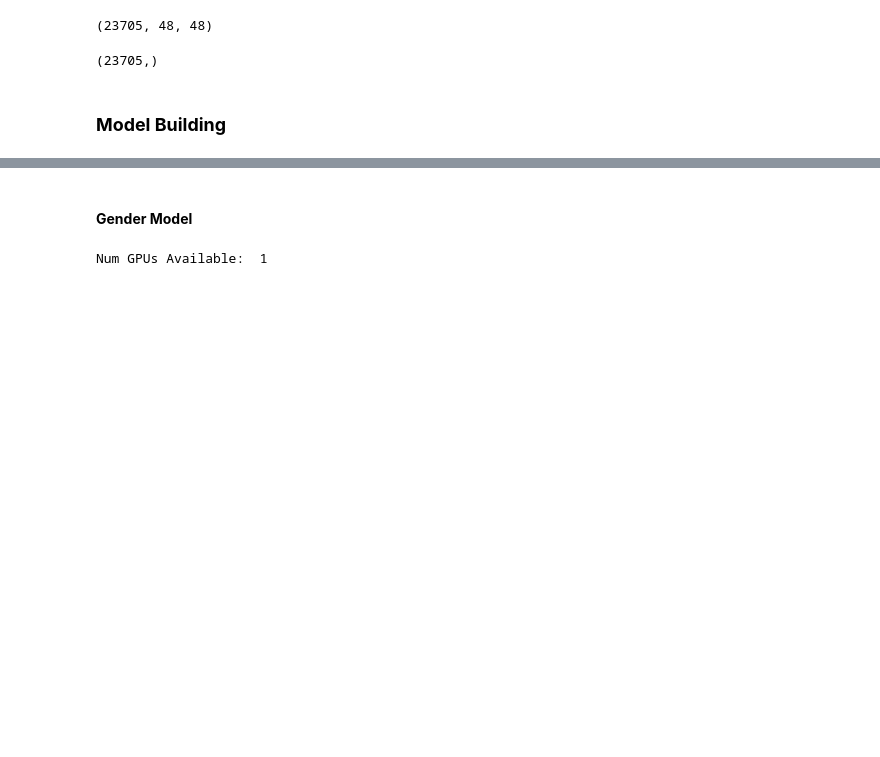
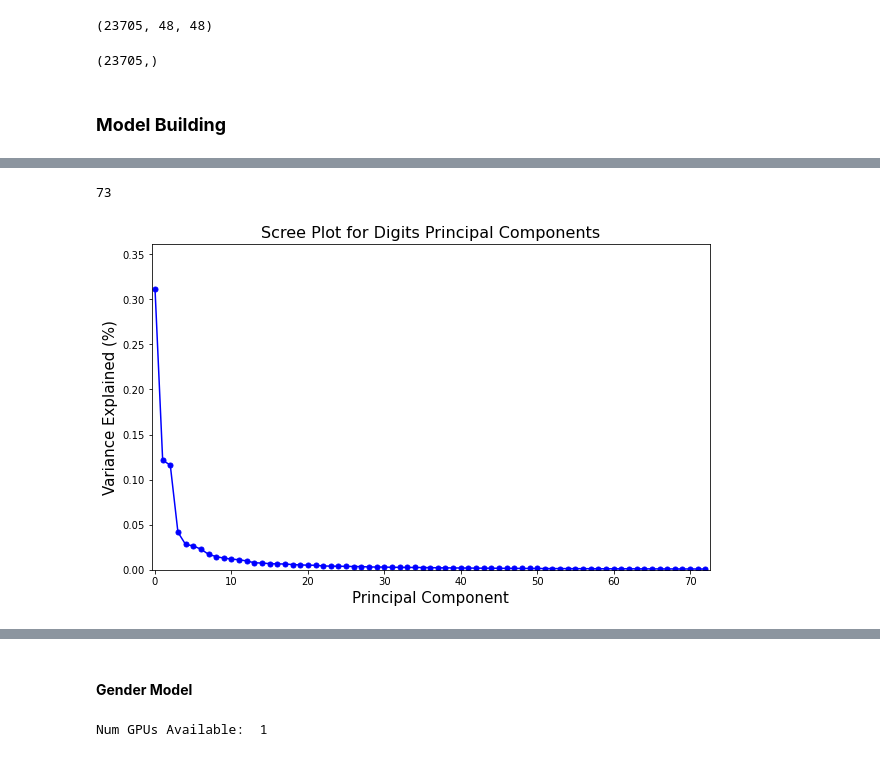
Before and after one commit to aydin-hasanli/age_gender_prediction, a Jupyter notebook: EDA.ipynb, the cells around one changed output, grey strips where cells are left out. Saved outputs shown, nothing was run; the diff lists cells and outputs as text; code cells hidden in the pictures; blank space fills up the shorter version.

```diff
--- a/EDA.ipynb
+++ b/EDA.ipynb
@@ -153,0 +177,52 @@ y_age.shape
+# %%
+n=0.9
+pca=decomposition.PCA(n_components=n)
+X_pca=pca.fit_transform(X_centered)
+# %%
+# number of components
+len(X_pca[0])
+# %% [output]
+73
+# %%
+def scree_plot(ax, pca, n_components_to_plot=73, title=None):
+    """Make a scree plot showing the variance explained (i.e. varaince of the projections) for the principal components in a fit sklearn PCA object.
+
+    Parameters
+    ----------
+    ax: matplotlib.axis object
+      The axis to make the scree plot on.
+
+    pca: sklearn.decomposition.PCA object.
+      A fit PCA object.
+
+    n_components_to_plot: int
+      The number of principal components to display in the skree plot.
+
+    title: str
+      A title for the skree plot.
+    """
+    num_components = pca.n_components_
+    ind = np.arange(num_components)
+    vals = pca.explained_variance_ratio_
+    ax.plot(ind, vals, color='blue')
+    ax.scatter(ind, vals, color='blue', s=25)
+
+#     for i in range(num_components):
+#         ax.annotate(r"{:2.2f}%".format(vals[i]),
+#                    (ind[i]+0.2, vals[i]+0.005),
+#                    va="bottom",
+#                    ha="center",
+#                    fontsize=12)
+
+    #ax.set_xticklabels(ind, fontsize=12)
+    ax.set_ylim(0, max(vals) + 0.05)
+    ax.set_xlim(0 - 0.45, n_components_to_plot-0.45)
+    ax.set_xlabel("Principal Component", fontsize=15)
+    ax.set_ylabel("Variance Explained (%)", fontsize=15)
+    if title is not None:
+        ax.set_title(title, fontsize=16)
+# %%
+fig, ax = plt.subplots(figsize=(10, 6))
+scree_plot(ax, pca, title="Scree Plot for Digits Principal Components")
+# %% [output]
+[figure, added]
```
Also changed, not shown: parts of 44 cells of this notebook, 1 other file.
